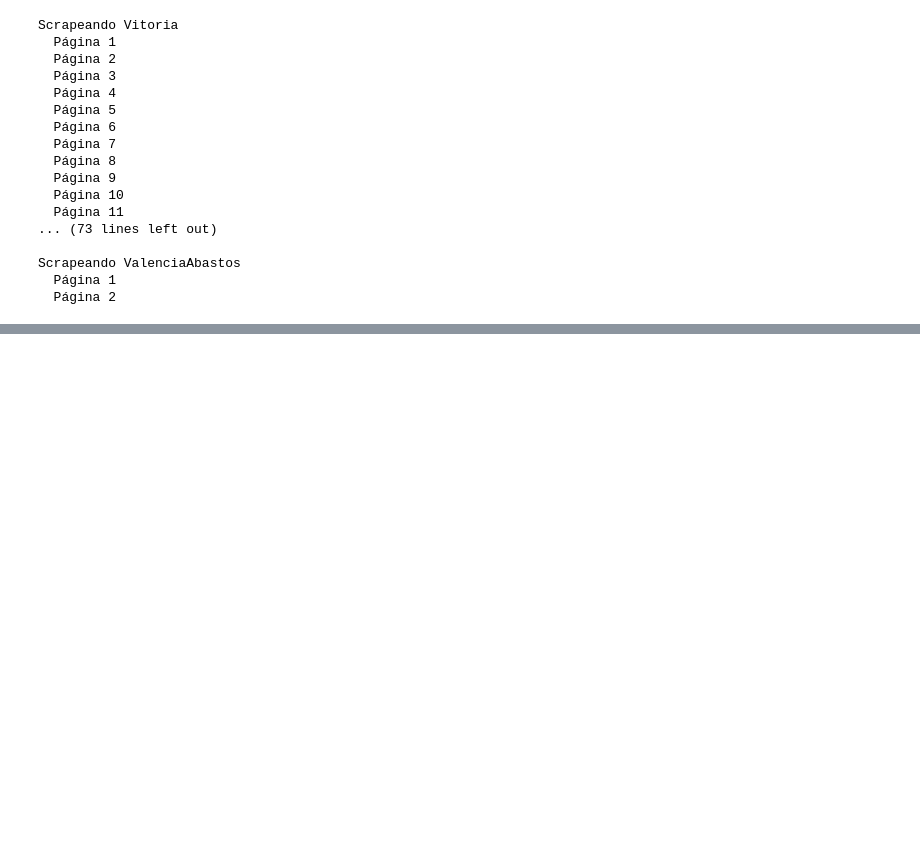
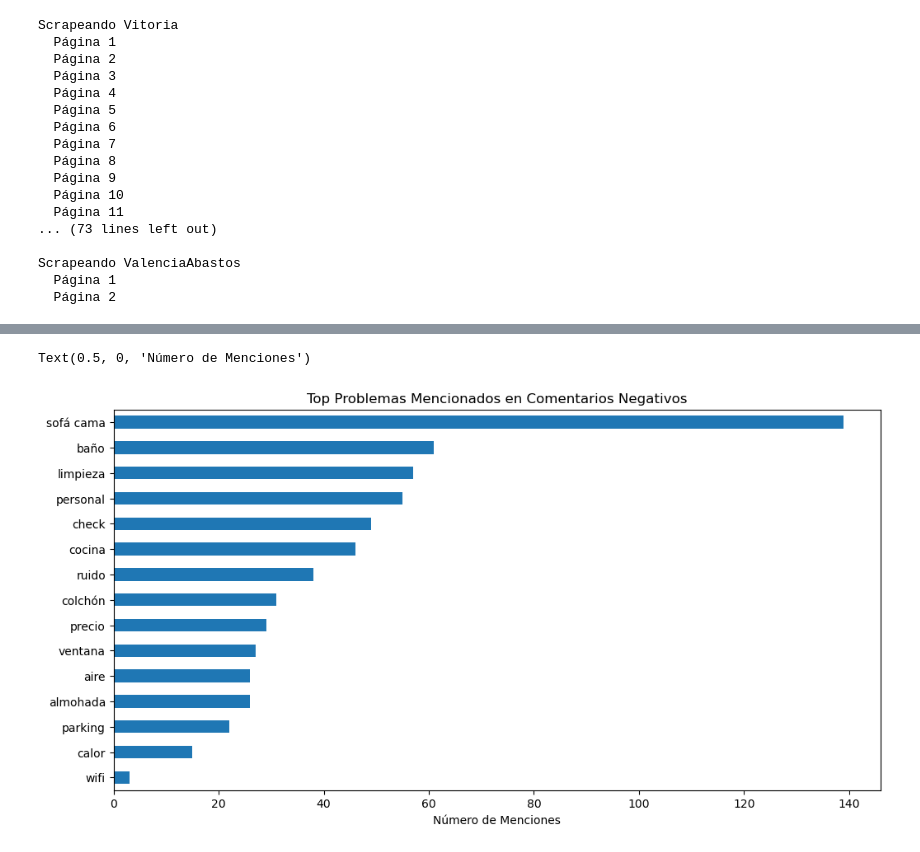
Before and after one commit to javierllorenteMon/RETO_06_VerdeOSCURO, a Jupyter notebook: webscrapping.ipynb, the cells around one changed output, grey strips where cells are left out. Cells and saved outputs as stored; diff of their text form; code cells hidden in the pictures; blank space fills up the shorter version.

```diff
--- a/webscrapping.ipynb
+++ b/webscrapping.ipynb
@@ -198,0 +258,30 @@ AttributeError: module 'matplotlib' has no attribute 'get_data_path'
+# %%
+from collections import Counter
+import itertools
+
+# Lista de palabras clave de problemas comunes
+problemas_clave = ['sofá cama', 'limpieza', 'check', 'parking', 'personal',
+                   'ruido', 'calor', 'precio', 'wifi', 'cocina', 'baño',
+                   'ventana', 'aire', 'almohada', 'colchón']
+
+# Contar menciones en comentarios negativos
+def contar_problemas(texto, problemas):
+    menciones = {}
+    for problema in problemas:
+        if problema in texto.lower():
+            menciones[problema] = menciones.get(problema, 0) + 1
+    return menciones
+
+# Acumular conteo
+conteo_total = Counter()
+for texto in df['comentario_negativo'].dropna():
+    conteo_total.update(contar_problemas(texto, problemas_clave))
+
+# Gráfico de barras
+plt.figure(figsize=(12, 6))
+pd.Series(conteo_total).sort_values(ascending=True).plot(kind='barh')
+plt.title('Top Problemas Mencionados en Comentarios Negativos')
+plt.xlabel('Número de Menciones')
+# %% [output]
+Text(0.5, 0, 'Número de Menciones')
+[figure, added]
```
Also changed, not shown: parts of 10 cells of this notebook, 16 other files.
